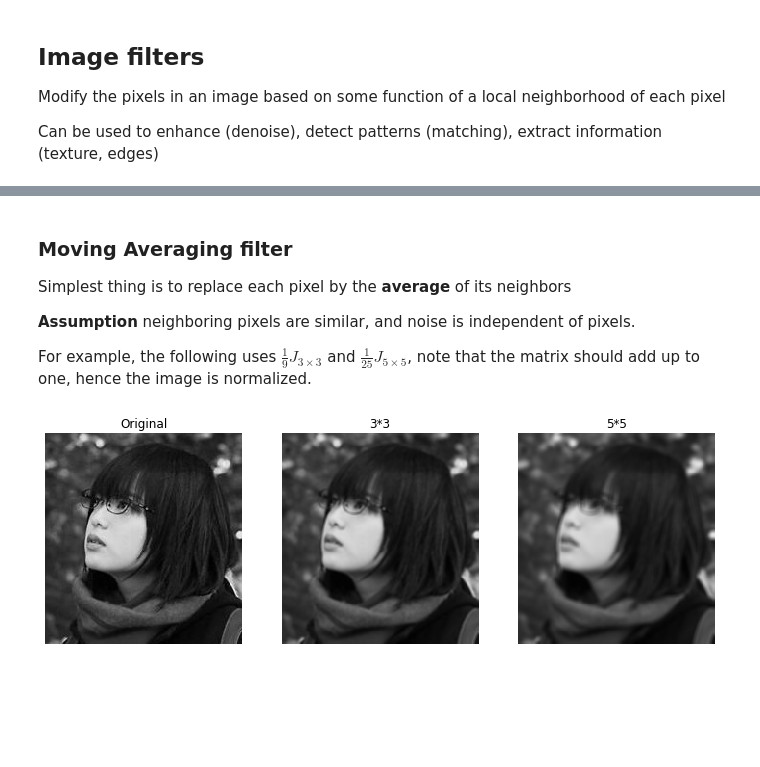
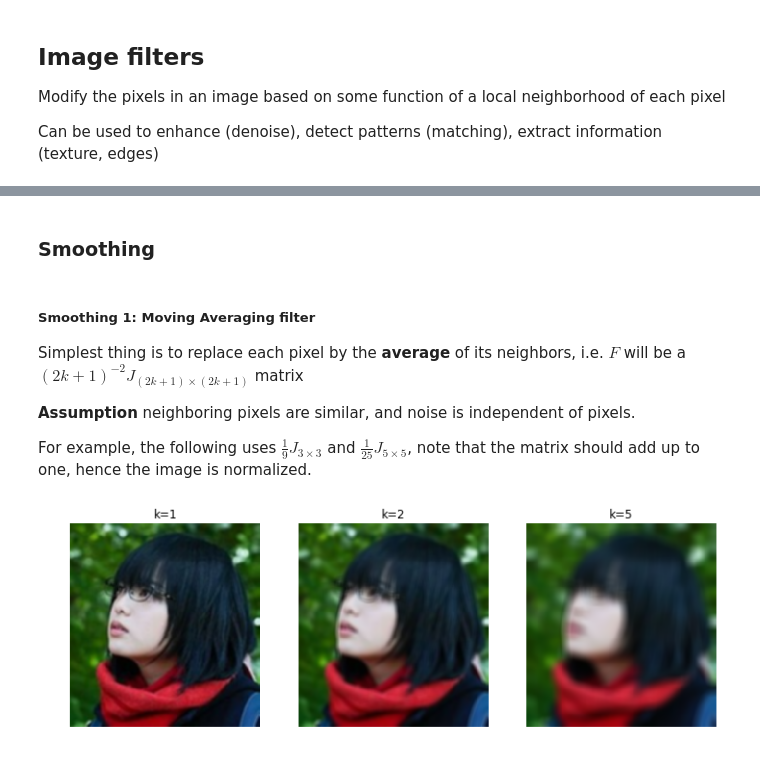
Before and after one commit to lihd1003/19W-Course-Material, a Jupyter notebook: CSC420 Intro to Image Understanding/Linear Filters.ipynb, the cells around one changed output, grey strips where cells are left out. Saved outputs shown, nothing was run; the diff lists cells and outputs as text; code cells hidden in the pictures; blank space fills up the shorter version.

```diff
--- a/CSC420 Intro to Image Understanding/Linear Filters.ipynb
+++ b/CSC420 Intro to Image Understanding/Linear Filters.ipynb
@@ -22,7 +24,7 @@ __Example__
 For image $I(i,j)$; $I(i,j)+50$ lighten the image, $I(i,-j)$ rotate the image horizontally
 # %%
 # load as gray scale
-img = cv2.imread("./yurina.jpg", cv2.IMREAD_GRAYSCALE)
+img_gray = cv2.imread("./yurina.jpg", cv2.IMREAD_GRAYSCALE)
 # load as colored
-img_rgb = cv2.imread("./yurina.jpg")
+img = cv2.imread("./yurina.jpg")
 # %%
@@ -43,6 +146,9 @@ Can be used to enhance (denoise), detect patterns (matching), extract informatio
+# %% [markdown]
+### Smoothing
 # %% [markdown]
-### Moving Averaging filter
-Simplest thing is to replace each pixel by the __average__ of its neighbors
+##### Smoothing 1: Moving Averaging filter
+Simplest thing is to replace each pixel by the __average__ of its neighbors, i.e.
+$F$ will be a $(2k+1)^{-2} J_{(2k+1)\times (2k+1)}$ matrix
 
 __Assumption__ neighboring pixels are similar, and noise is independent of pixels.
 
@@ -50,13 +156,16 @@ For example, the following uses $\frac{1}{9}J_{3\times 3}$ and $\frac{1}{25}J_{5
 # %%
 k_3 = np.ones((3,3),np.float32) / 9
 img_3 = cv2.filter2D(img,-1,k_3)
 
 k_5 = np.ones((5,5),np.float32) / 25
 img_5 = cv2.filter2D(img,-1,k_5)
 
+k_11 = np.ones((11,11),np.float32) / 121
+img_11 = cv2.filter2D(img,-1,k_11)
+
 fig, axs = plt.subplots(1, 3, figsize=(12, 4))
-show_image(img, axs[0], "Original")
-show_image(img_3, axs[1], "3*3")
-show_image(img_5, axs[2], "5*5")
+show_image(img_3, axs[0], "k=1")
+show_image(img_5, axs[1], "k=2")
+show_image(img_11, axs[2], "k=5")
 # %% [output]
-[figure, old version]
+[figure, new version]
```
Also changed, not shown: parts of 24 cells of this notebook, 2 other files.
